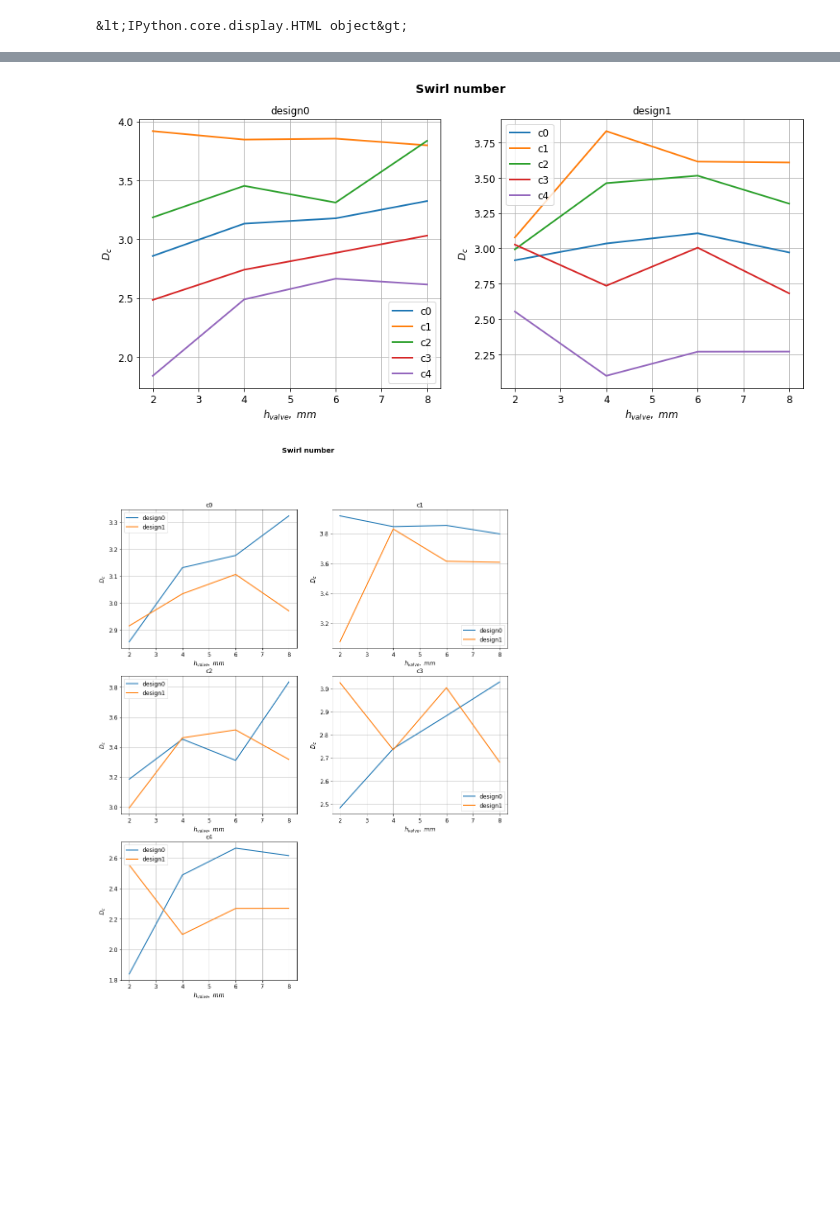
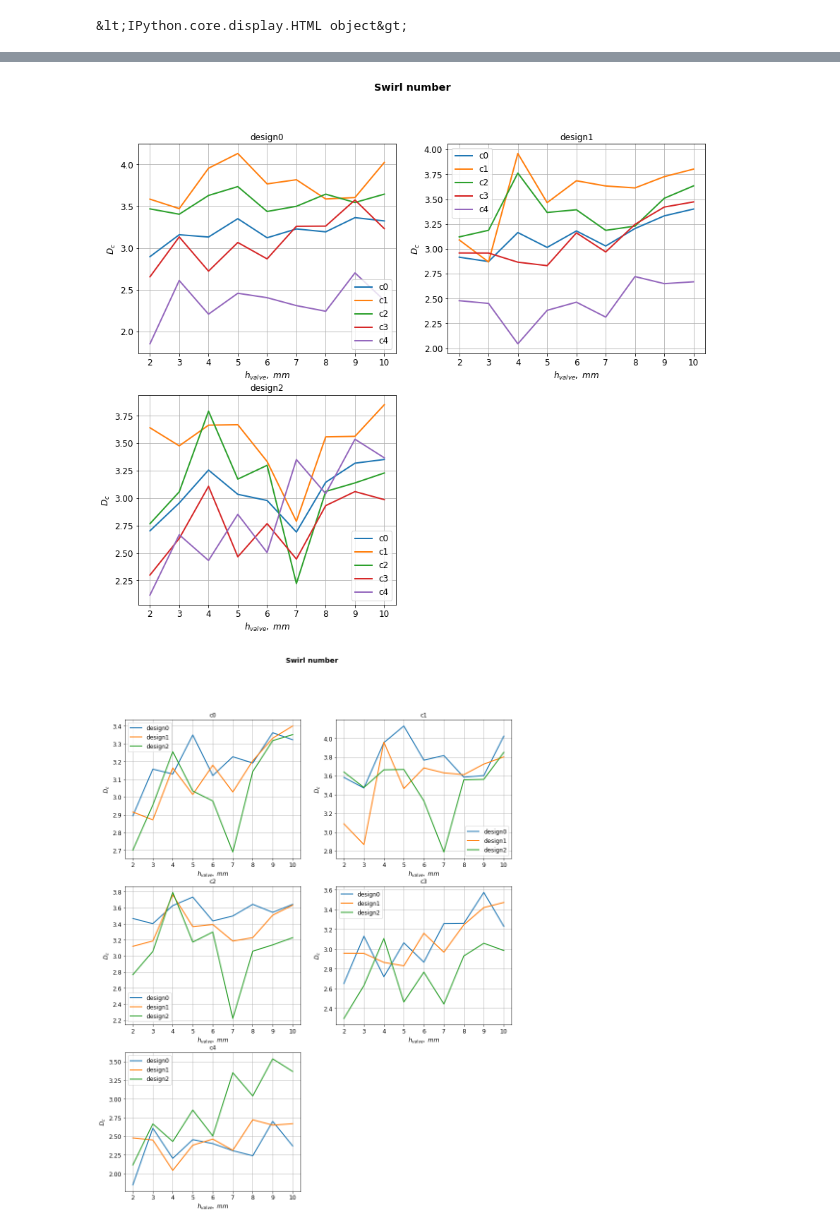
Before and after one commit to StasF1/intakePipe, a Jupyter notebook: projectTemplate/postProcess.ipynb, the cells around one changed output, grey strips where cells are left out. Saved outputs shown, nothing was run; the diff lists cells and outputs as text; code cells hidden in the pictures; blank space fills up the shorter version.

```diff
--- a/projectTemplate/postProcess.ipynb
+++ b/projectTemplate/postProcess.ipynb
@@ -247,42 +252,42 @@ plt.savefig(f'{os.getcwd()}/postProcessing/muf.png')
 # %%
 ''' Swirl number by design '''
 
-plt.figure(figsize=[figsize*figsize_xy_ratio*2, figsize])\
+plt.figure(figsize=[figsize*figsize_xy_ratio*2, figsize*2])\
    .suptitle('Swirl number',
              fontweight='bold',
              fontsize=fontsize*figsize_xy_ratio)
 
 for n in range(DESIGN_NO + 1):
 
-    plt.subplot(121 + n).set_title(f'design{n}')
+    plt.subplot(221 + n).set_title(f'design{n}')
     for c in range(5):
 
         Dn = []
         for h in range(len(stroke)):
             dt[f'design{n}'][f'h{stroke[h]}'][f'c{c}']['Dn'] = (
                 2*PISTON_STROKE*rhoInf
                 *dt[f'design{n}'][f'h{stroke[h]}'][f'c{c}']['L']
                 /dt[f'design{n}'][f'h{stroke[h]}']['inlet']['phi']
                 /dt[f'design{n}'][f'h{stroke[h]}'][f'c{c}']['v_c']
             )
             Dn.append(dt[f'design{n}'][f'h{stroke[h]}'][f'c{c}']['Dn'])
 
         plt.plot(stroke*1e+3,
                  # stroke/D_2,
                  Dc(Dn),
                  linewidth=2,
                  label=f'c{c}')
 
     plt.grid(True)
     plt.legend(loc='best', fontsize=fontsize)
     plt.xticks(fontsize=fontsize)
     plt.yticks(fontsize=fontsize)
     plt.xlabel('$h_{valve},\ mm$', fontsize=fontsize)
     # plt.xlabel('$h_{valve}/d_2$', fontsize=fontsize)
     plt.ylabel('$D_c$', fontsize=fontsize)
 plt.savefig(f'{os.getcwd()}/postProcessing/Dc(design).png')
 # %% [output]
-[figure, old version]
+[figure, new version]
 # %%
 ''' Swirl number by cylinder '''
 
@@ -315,7 +320,7 @@ for c in range(5):
     plt.ylabel('$D_c$', fontsize=fontsize)
 plt.savefig(f'{os.getcwd()}/postProcessing/Dc(c).png')
 # %% [output]
-[figure, old version]
+[figure, new version]
 # %%
 ''' Swirl number by stroke '''
 
```
Also changed, not shown: parts of 4 cells of this notebook, 1 other file.
